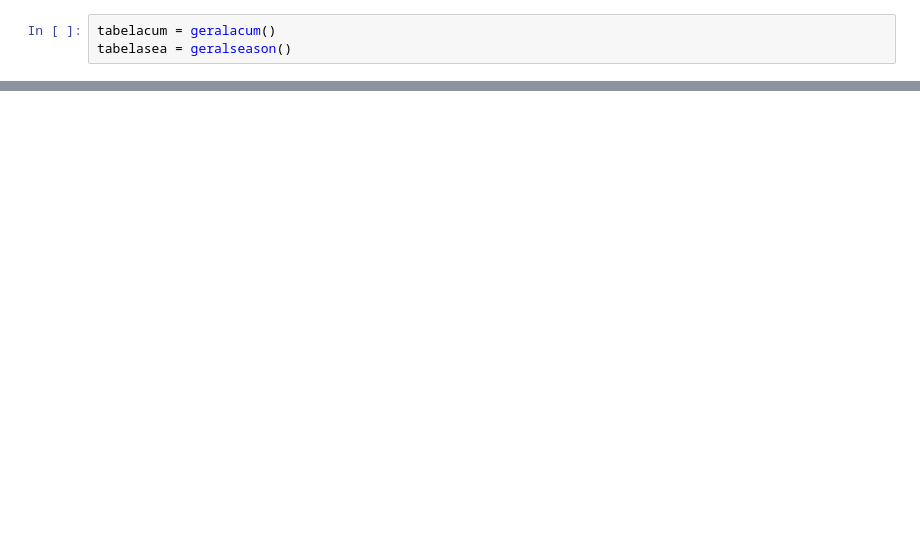
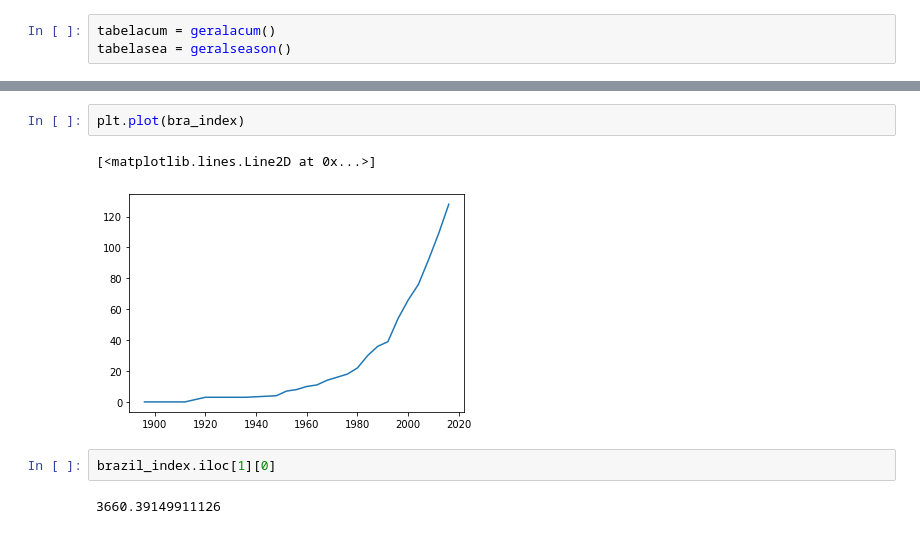
Before and after one commit to luciansantana/olympic-games, a Jupyter notebook: Olimpiadas.ipynb, the cells around one changed output, grey strips where cells are left out. Saved outputs shown, nothing was run; the diff lists cells and outputs as text; blank space fills up the shorter version.

```diff
--- a/Olimpiadas.ipynb
+++ b/Olimpiadas.ipynb
@@ -188,0 +209,9 @@ serie.plot(figsize = (22,18))
+# %%
+plt.plot(bra_index)
+# %% [output]
+[<matplotlib.lines.Line2D at 0x...>]
+[figure, added]
+# %%
+brazil_index.iloc[1][0]
+# %% [output]
+3660.39149911126
```
Also changed, not shown: parts of 12 cells of this notebook.
